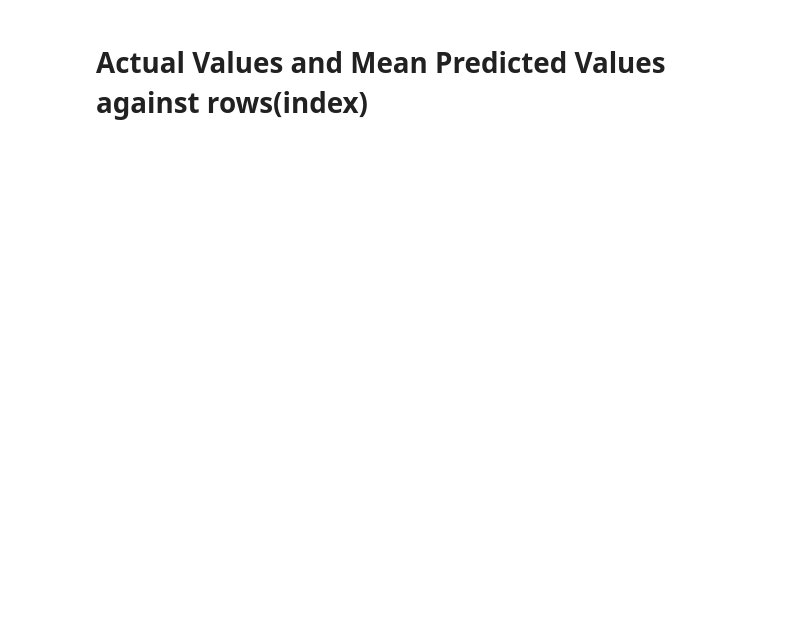
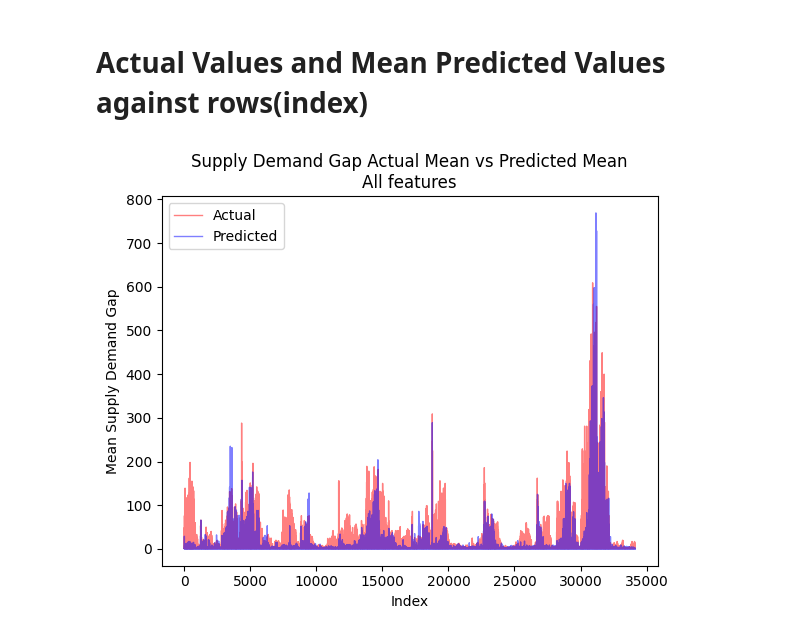
Before and after one commit to Lazer430/Uber-Supply-Demand-Gap-Predictor, a Jupyter notebook: i200432_i201770_Project_Part1.ipynb, the cells around one changed output. Saved outputs shown, nothing was run; the diff lists cells and outputs as text; code cells hidden in the pictures; blank space fills up the shorter version.

```diff
--- a/i200432_i201770_Project_Part1.ipynb
+++ b/i200432_i201770_Project_Part1.ipynb
@@ -890,2 +906,22 @@ Accuracy of the model is:  0.5077325786931699
 # %% [markdown]
 <h1>Actual Values and Mean Predicted Values against rows(index)</h1>
+# %%
+zXTest = mTest.copy()
+zYTest = zXTest['supply_demand']
+zXTest['predicted'] = AImodel.predict(zXTest[['start_region_id','time_slot','day_of_week','dest_region_id','start_poi_count','dest_poi_count','weather','temperature','PM2.5']])
+# plotting the actual values and the mean predicted values
+
+#groupedzXTestSupply = zXTest.groupby(['time_slot'])['supply_demand'].agg('mean').reset_index()
+groupedzXTestSupply = zXTest.groupby(['start_region_id','time_slot','day_of_week','dest_region_id','start_poi_count','dest_poi_count','weather','temperature','PM2.5'])['supply_demand'].agg('mean').reset_index()
+groupedzXTestPredicted = zXTest.groupby(['start_region_id','time_slot','day_of_week','dest_region_id','start_poi_count','dest_poi_count','weather','temperature','PM2.5'])['predicted'].agg('mean').reset_index()
+
+xRange = range(0,groupedzXTestSupply.shape[0])
+plt.plot(xRange,groupedzXTestSupply['supply_demand'],label='Actual',color='red',alpha=0.5,linewidth=1)
+plt.plot(xRange,groupedzXTestPredicted['predicted'],label='Predicted',color='blue',alpha=0.5,linewidth=1)
+plt.xlabel('Index')
+plt.ylabel('Mean Supply Demand Gap')
+plt.title('Supply Demand Gap Actual Mean vs Predicted Mean\nAll features')
+plt.legend()
+plt.show()
+# %% [output]
+[figure, added]
```
Also changed, not shown: parts of 7 cells of this notebook.
